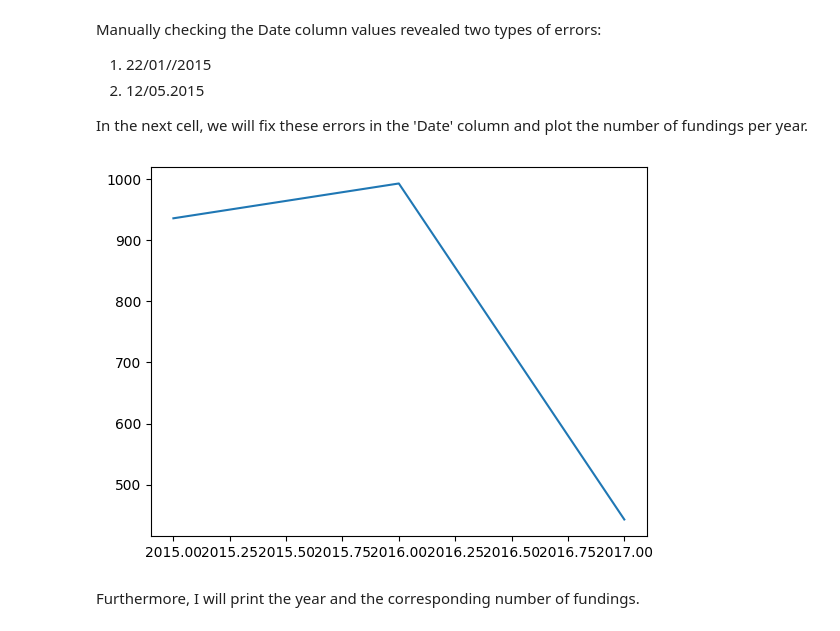
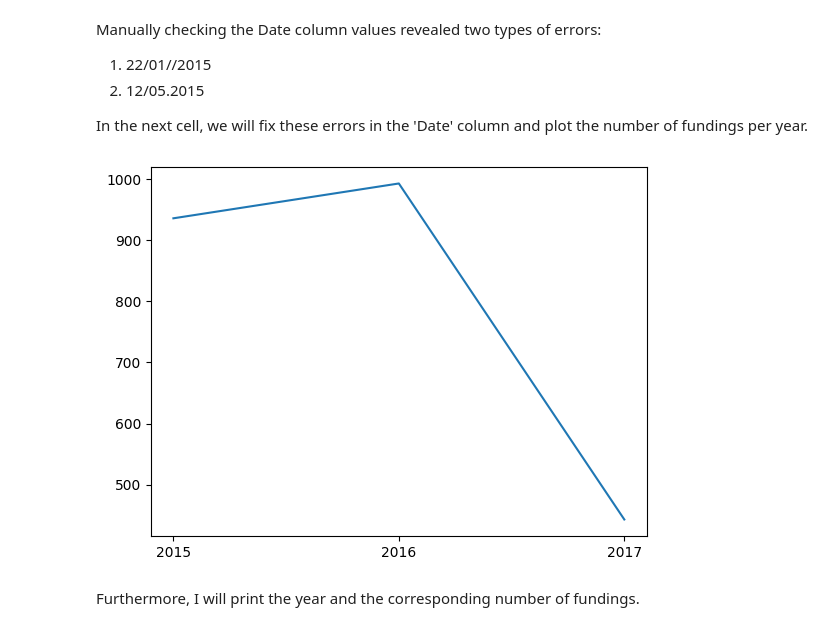
Before and after one commit to Ashutosh-Singh2209/Project-Case-Study-Investment, a Jupyter notebook: Project_Case_Study_Investment.ipynb, the cells around one changed output. Drawn from its saved outputs; the diff is of its cells as text; code cells hidden in the pictures.

```diff
--- a/Project_Case_Study_Investment.ipynb
+++ b/Project_Case_Study_Investment.ipynb
@@ -77,20 +77,21 @@ In the next cell, we will fix these errors in the 'Date' column and plot the num
 # %%
 data['Date'] = data['Date'].str.replace(".", "/").replace("//", "/")
 data['year'] = data['Date'].apply(lambda x: x.split('/')[-1]) # this line gives year as a string
 
 funding_year = data['year'].value_counts()
 year = funding_year.index.astype(int) # this line converts string series to int series
 
 srt_indx = year.argsort()
 # argsort() gives the sorted index
 
 year = year[srt_indx]
 funding_year = funding_year[srt_indx]
 
 pt.plot(year, funding_year)
+pt.xticks(year)
 pt.show()
 # %% [output]
-[figure, old version]
+[figure, new version]
 # %% [markdown]
 Furthermore, I will print the year and the corresponding number of fundings.
 # %%
```
Also changed, not shown: parts of 1 cell of this notebook.
